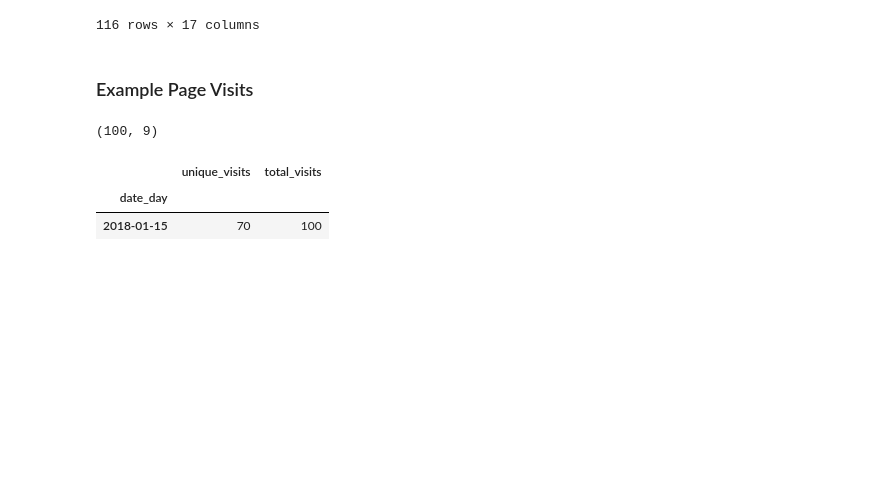
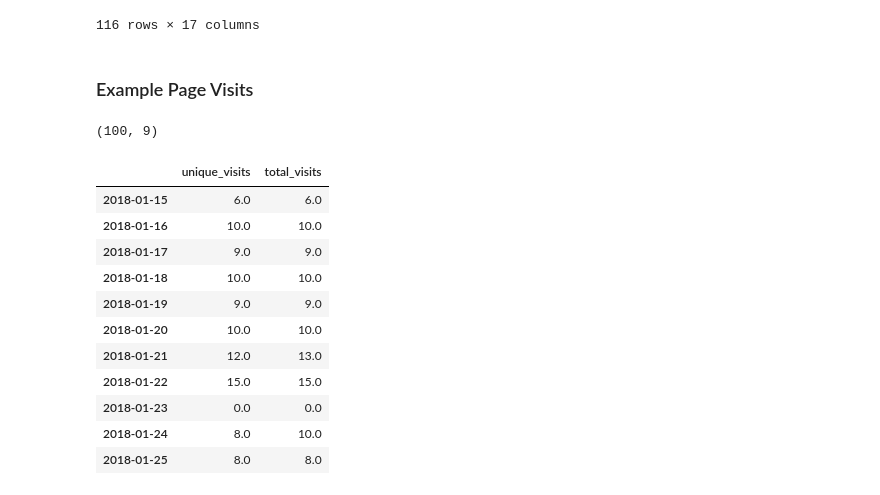
Before and after one commit to 8snit/Notebooks, a Jupyter notebook: pandas.ipynb, the cells around one changed output. Cells and saved outputs as stored; diff of their text form; code cells hidden in the pictures; blank space fills up the shorter version.

```diff
--- a/pandas.ipynb
+++ b/pandas.ipynb
@@ -117,12 +117,24 @@ def get_visits(groupby):
          'total_visits': ip_visits.apply(len)})
 
 visits['date_day'] = visits['date'].apply(datetime.date)
-# %%
-get_visits('date_day')
-# %% [output]
-|  | unique_visits | total_visits |
-| date_day |  |  |
-| 2018-01-15 | 70 | 100 |
+# %%
+visits_by_date = get_visits('date_day')
+visits_by_date = pandas.DataFrame(visits_by_date,
+                              index=pandas.date_range("2018-01-15", "2018-01-25")).fillna(0)
+visits_by_date
+# %% [output]
+|  | unique_visits | total_visits |
+| 2018-01-15 | 6.0 | 6.0 |
+| 2018-01-16 | 10.0 | 10.0 |
+| 2018-01-17 | 9.0 | 9.0 |
+| 2018-01-18 | 10.0 | 10.0 |
+| 2018-01-19 | 9.0 | 9.0 |
+| 2018-01-20 | 10.0 | 10.0 |
+| 2018-01-21 | 12.0 | 13.0 |
+| 2018-01-22 | 15.0 | 15.0 |
+| 2018-01-23 | 0.0 | 0.0 |
+| 2018-01-24 | 8.0 | 10.0 |
+| 2018-01-25 | 8.0 | 8.0 |
 # %%
 get_visits('city')
 # %% [output]
```
Also changed, not shown: parts of 3 cells of this notebook.
